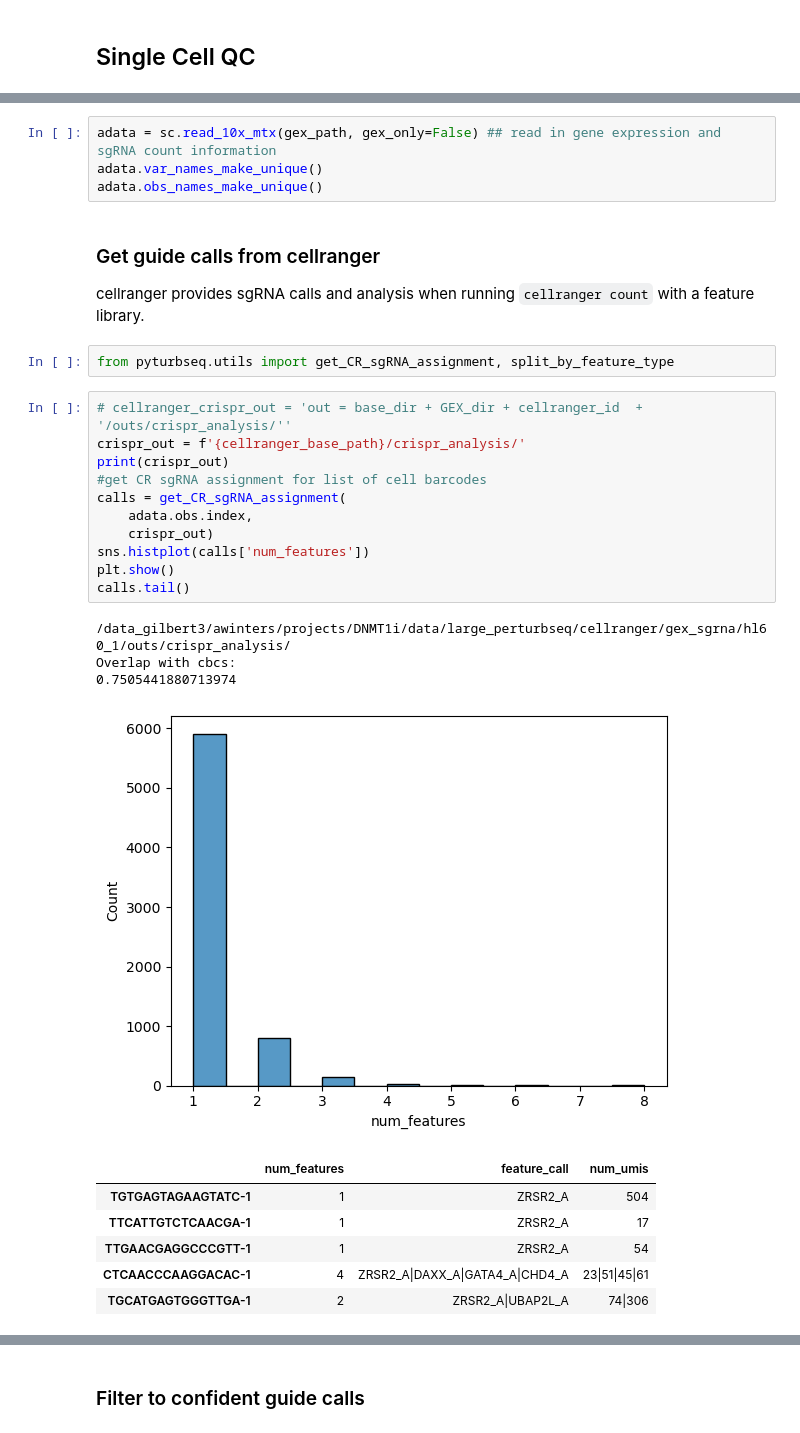
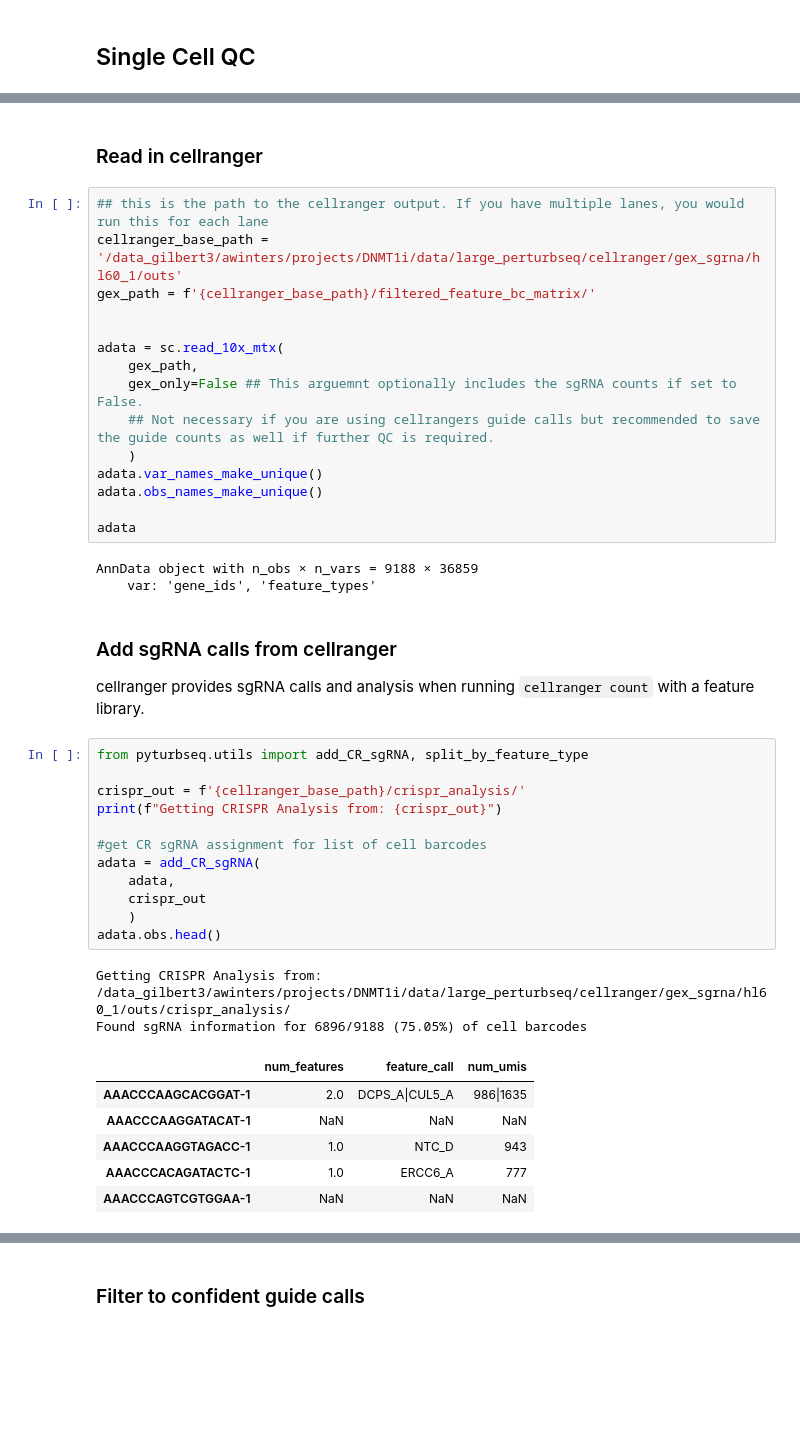
Before and after one commit to aidanwinters/pyturbseq, a Jupyter notebook: Pyturbseq_Tutorial.ipynb, the cells around one changed output, grey strips where cells are left out. Saved outputs shown, nothing was run; the diff lists cells and outputs as text; blank space fills up the shorter version.

```diff
--- a/Pyturbseq_Tutorial.ipynb
+++ b/Pyturbseq_Tutorial.ipynb
@@ -29,33 +18,46 @@ print(gex_path)
-# %%
-adata = sc.read_10x_mtx(gex_path, gex_only=False) ## read in gene expression and sgRNA count information
-adata.var_names_make_unique()
-adata.obs_names_make_unique()
+# %% [markdown]
+### Read in cellranger
+# %%
+## this is the path to the cellranger output. If you have multiple lanes, you would run this for each lane
+cellranger_base_path = '/data_gilbert3/awinters/projects/DNMT1i/data/large_perturbseq/cellranger/gex_sgrna/hl60_1/outs'
+gex_path = f'{cellranger_base_path}/filtered_feature_bc_matrix/'
+
+
+adata = sc.read_10x_mtx(
+    gex_path,
+    gex_only=False ## This arguemnt optionally includes the sgRNA counts if set to False.
+    ## Not necessary if you are using cellrangers guide calls but recommended to save the guide counts as well if further QC is required.
+    )
+adata.var_names_make_unique()
+adata.obs_names_make_unique()
+
+adata
+# %% [output]
+AnnData object with n_obs × n_vars = 9188 × 36859
+    var: 'gene_ids', 'feature_types'
 # %% [markdown]
-### Get guide calls from cellranger
+### Add sgRNA calls from cellranger
 
 
 cellranger provides sgRNA calls and analysis when running `cellranger count` with a feature library.
-# %%
-from pyturbseq.utils import get_CR_sgRNA_assignment, split_by_feature_type
 # %%
-# cellranger_crispr_out = 'out = base_dir + GEX_dir + cellranger_id  + '/outs/crispr_analysis/''
+from pyturbseq.utils import add_CR_sgRNA, split_by_feature_type
+
 crispr_out = f'{cellranger_base_path}/crispr_analysis/'
-print(crispr_out)
+print(f"Getting CRISPR Analysis from: {crispr_out}")
+
 #get CR sgRNA assignment for list of cell barcodes
-calls = get_CR_sgRNA_assignment(
-    adata.obs.index,
-    crispr_out)
-sns.histplot(calls['num_features'])
-plt.show()
-calls.tail()
+adata = add_CR_sgRNA(
+    adata,
+    crispr_out
+    )
+adata.obs.head()
 # %% [output]
-/data_gilbert3/awinters/projects/DNMT1i/data/large_perturbseq/cellranger/gex_sgrna/hl60_1/outs/crispr_analysis/
-Overlap with cbcs:
-0.7505441880713974
+Getting CRISPR Analysis from: /data_gilbert3/awinters/projects/DNMT1i/data/large_perturbseq/cellranger/gex_sgrna/hl60_1/outs/crispr_analysis/
+Found sgRNA information for 6896/9188 (75.05%) of cell barcodes
-[figure, removed]
 |  | num_features | feature_call | num_umis |
-| TGTGAGTAGAAGTATC-1 | 1 | ZRSR2_A | 504 |
-| TTCATTGTCTCAACGA-1 | 1 | ZRSR2_A | 17 |
-| TTGAACGAGGCCCGTT-1 | 1 | ZRSR2_A | 54 |
-| CTCAACCCAAGGACAC-1 | 4 | ZRSR2_A|DAXX_A|GATA4_A|CHD4_A | 23|51|45|61 |
-| TGCATGAGTGGGTTGA-1 | 2 | ZRSR2_A|UBAP2L_A | 74|306 |
+| AAACCCAAGCACGGAT-1 | 2.0 | DCPS_A|CUL5_A | 986|1635 |
+| AAACCCAAGGATACAT-1 | NaN | NaN | NaN |
+| AAACCCAAGGTAGACC-1 | 1.0 | NTC_D | 943 |
+| AAACCCACAGATACTC-1 | 1.0 | ERCC6_A | 777 |
+| AAACCCAGTCGTGGAA-1 | NaN | NaN | NaN |
```
Also changed, not shown: parts of 56 cells of this notebook, 3 other files.
